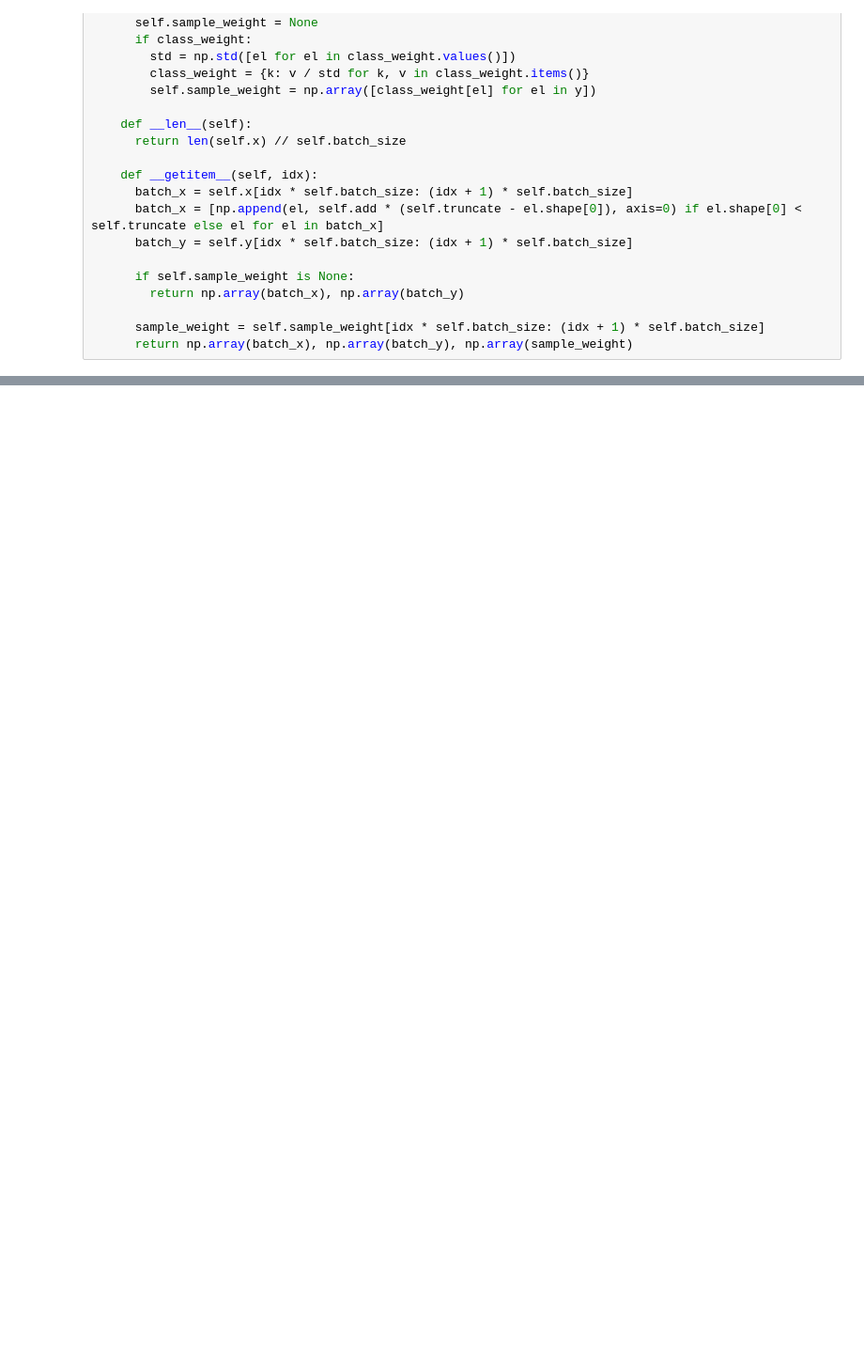
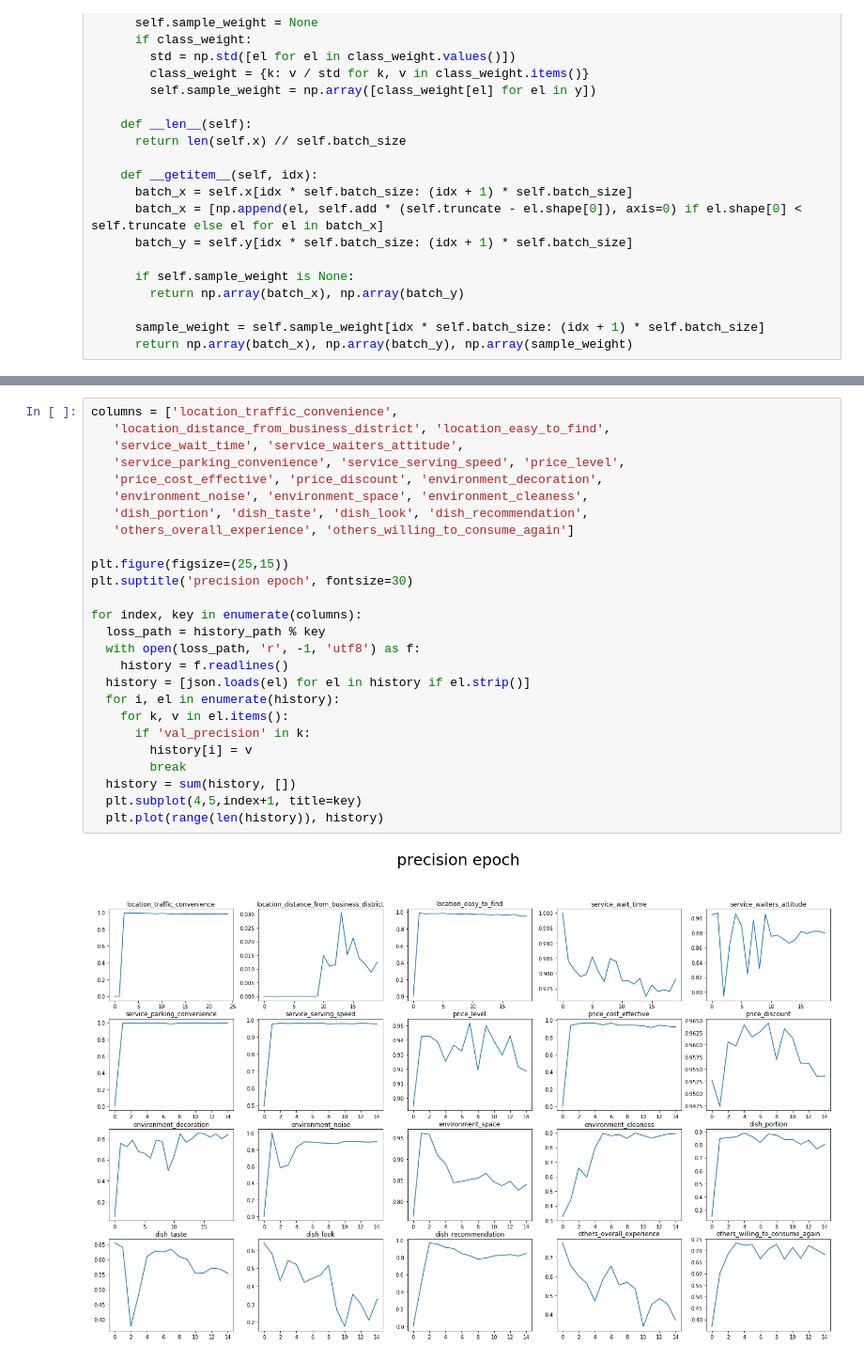
Before and after one commit to NachoLiu1234/assignment, a Jupyter notebook: project2/project_2_evaluate.ipynb, the cells around one changed output, grey strips where cells are left out. Shown at 94% size. Saved outputs shown, nothing was run; the diff lists cells and outputs as text; blank space fills up the shorter version.

```diff
--- a/project2/project_2_evaluate.ipynb
+++ b/project2/project_2_evaluate.ipynb
@@ -288,0 +279,28 @@ for index, key in enumerate(columns):
+# %%
+columns = ['location_traffic_convenience',
+   'location_distance_from_business_district', 'location_easy_to_find',
+   'service_wait_time', 'service_waiters_attitude',
+   'service_parking_convenience', 'service_serving_speed', 'price_level',
+   'price_cost_effective', 'price_discount', 'environment_decoration',
+   'environment_noise', 'environment_space', 'environment_cleaness',
+   'dish_portion', 'dish_taste', 'dish_look', 'dish_recommendation',
+   'others_overall_experience', 'others_willing_to_consume_again']
+
+plt.figure(figsize=(25,15))
+plt.suptitle('precision epoch', fontsize=30)
+
+for index, key in enumerate(columns):
+  loss_path = history_path % key
+  with open(loss_path, 'r', -1, 'utf8') as f:
+    history = f.readlines()
+  history = [json.loads(el) for el in history if el.strip()]
+  for i, el in enumerate(history):
+    for k, v in el.items():
+      if 'val_precision' in k:
+        history[i] = v
+        break
+  history = sum(history, [])
+  plt.subplot(4,5,index+1, title=key)
+  plt.plot(range(len(history)), history)
+# %% [output]
+[figure, added]
```
Also changed, not shown: parts of 4 cells of this notebook.
